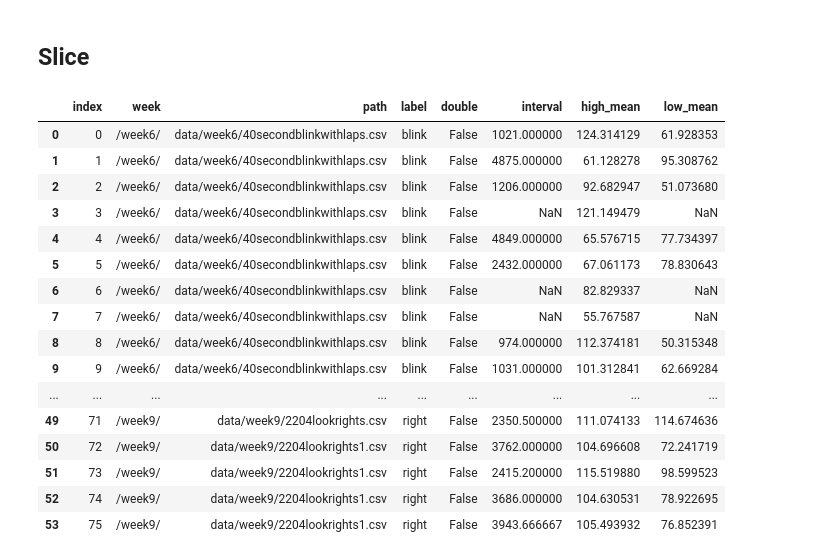
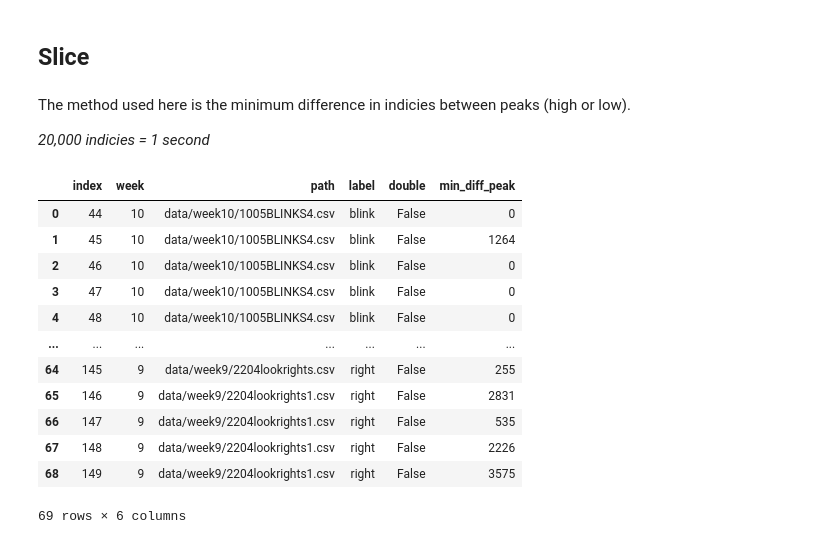
Before and after one commit to edward-ji/eyePlay, a Jupyter notebook: analysis/event.ipynb, the cells around one changed output. Saved outputs shown, nothing was run; the diff lists cells and outputs as text; code cells hidden in the pictures.

```diff
--- a/analysis/event.ipynb
+++ b/analysis/event.ipynb
@@ -69,9 +69,11 @@ def plot_data(time, amp, laps=None, /, ax=None):
         ax.vlines(laps, np.min(amp), np.max(amp),
                   color="red")
 # %%
+from tqdm.auto import tqdm
+
 figure_dir = Path("figure")
 
-for path in data_paths:
+for path in tqdm(data_paths):
     fig, ax = plt.subplots(figsize=(12, 4))
     time, amp, laps = load_data(path)
     plot_data(time, amp, laps)
@@ -87,7 +89,7 @@ for path in data_paths:
 # %%
 from scipy.signal import find_peaks
 
-figure_dir = Path("figure/abs_diff_020/")
+figure_dir = Path("figure/prominence_50/")
 
 for path in tqdm(data_paths):
     window_sec = 1.0
@@ -98,8 +100,8 @@ for path in tqdm(data_paths):
     amp_mean = np.mean(amp)
     abs_diff = np.r_[0, np.abs(np.diff(amp))]
     moving_avg = np.convolve(abs_diff, np.ones(window_n), "full")[:-(window_n - 1)] / window_n
-    high_peaks, _ = find_peaks(amp - amp_mean, prominence=100)
-    low_peaks, _ = find_peaks(amp_mean - amp, prominence=100)
+    high_peaks, _ = find_peaks(amp - amp_mean, prominence=50)
+    low_peaks, _ = find_peaks(amp_mean - amp, prominence=50)
 
     fig = plt.figure(figsize=(12, 4))
     plot_data(time, amp)
@@ -251,11 +253,15 @@ plt.show()
 # %% [markdown]
 ## Slice
 # %%
+import re
+import pandas as pd
+from tqdm.auto import tqdm
+
 clip_df = []
 for path in tqdm(data_paths):
-    week = re.search(r"/week(\d+)/", str(path)).group()
+    week = int(re.search(r"/week(\d+)/", str(path), flags=re.I).group(1))
     for s in ("left", "right", "blink", "no", "test"):
-        if s in str(path):
+        if s in str(path).lower():
             label = s
             break
     else:
@@ -289,43 +295,45 @@ for path in tqdm(data_paths):
         })
 
 clip_df = pd.DataFrame(clip_df)
+# %% [markdown]
+The method used here is the minimum difference in indicies between peaks (high or low).
+
+_20,000 indicies = 1 second_
 # %%
+from scipy.signal import find_peaks
+
 tqdm.pandas()
 
 def clip_features(amp):
-    high_peaks, high_prop = find_peaks(amp, prominence=50)
-    low_peaks, low_prop = find_peaks(-amp, prominence=50)
-    peaks = np.sort(np.r_[high_peaks, low_peaks])
+    high_peaks, _ = find_peaks(amp, prominence=50)
+    low_peaks, _ = find_peaks(-amp, prominence=50)
+    peaks = np.sort(np.concatenate([high_peaks, low_peaks]))
+    min_diff_peak = min(np.diff(peaks)) if len(peaks) > 1 else 0
     return {
-        "interval": np.mean(np.diff(peaks)),
-        "high_mean": np.mean(high_prop["prominences"]),
-        "low_mean": np.mean(low_prop["prominences"])
+        "min_diff_peak": min_diff_peak
     }
 
-clip9_df = clip_df[
-    (~clip_df["label"].isin(["test", "no"]))
+clip9_df = clip_df[((clip_df["week"].isin([6, 9]))
+                    | ((clip_df["week"] == 10) & (clip_df["path"].isin(["data/week10/1005BLINKS4.csv", "data/week10/1005BLINKS5.csv", "data/week10/1005BLINKS6.csv"]))))
+    & (~clip_df["label"].isin(["test", "no"]))
     & (~clip_df["double"])].reset_index()
 clip_feat = pd.DataFrame([*clip9_df["amp"].progress_apply(clip_features)])
 clip_feat_df = clip9_df.drop(columns=["time", "amp"]).join(clip_feat)
 clip_feat_df
 # %% [output]
-|  | index | week | path | label | double | interval | high_mean | low_mean |
-| 0 | 0 | /week6/ | data/week6/40secondblinkwithlaps.csv | blink | False | 1021.000000 | 124.314129 | 61.928353 |
-| 1 | 1 | /week6/ | data/week6/40secondblinkwithlaps.csv | blink | False | 4875.000000 | 61.128278 | 95.308762 |
-| 2 | 2 | /week6/ | data/week6/40secondblinkwithlaps.csv | blink | False | 1206.000000 | 92.682947 | 51.073680 |
-| 3 | 3 | /week6/ | data/week6/40secondblinkwithlaps.csv | blink | False | NaN | 121.149479 | NaN |
-| 4 | 4 | /week6/ | data/week6/40secondblinkwithlaps.csv | blink | False | 4849.000000 | 65.576715 | 77.734397 |
-| 5 | 5 | /week6/ | data/week6/40secondblinkwithlaps.csv | blink | False | 2432.000000 | 67.061173 | 78.830643 |
-| 6 | 6 | /week6/ | data/week6/40secondblinkwithlaps.csv | blink | False | NaN | 82.829337 | NaN |
-| 7 | 7 | /week6/ | data/week6/40secondblinkwithlaps.csv | blink | False | NaN | 55.767587 | NaN |
-| 8 | 8 | /week6/ | data/week6/40secondblinkwithlaps.csv | blink | False | 974.000000 | 112.374181 | 50.315348 |
-| 9 | 9 | /week6/ | data/week6/40secondblinkwithlaps.csv | blink | False | 1031.000000 | 101.312841 | 62.669284 |
-| ... | ... | ... | ... | ... | ... | ... | ... | ... |
-| 49 | 71 | /week9/ | data/week9/2204lookrights.csv | right | False | 2350.500000 | 111.074133 | 114.674636 |
-| 50 | 72 | /week9/ | data/week9/2204lookrights1.csv | right | False | 3762.000000 | 104.696608 | 72.241719 |
-| 51 | 73 | /week9/ | data/week9/2204lookrights1.csv | right | False | 2415.200000 | 115.519880 | 98.599523 |
-| 52 | 74 | /week9/ | data/week9/2204lookrights1.csv | right | False | 3686.000000 | 104.630531 | 78.922695 |
-| 53 | 75 | /week9/ | data/week9/2204lookrights1.csv | right | False | 3943.666667 | 105.493932 | 76.852391 |
+|  | index | week | path | label | double | min_diff_peak |
+| 0 | 44 | 10 | data/week10/1005BLINKS4.csv | blink | False | 0 |
+| 1 | 45 | 10 | data/week10/1005BLINKS4.csv | blink | False | 1264 |
+| 2 | 46 | 10 | data/week10/1005BLINKS4.csv | blink | False | 0 |
+| 3 | 47 | 10 | data/week10/1005BLINKS4.csv | blink | False | 0 |
+| 4 | 48 | 10 | data/week10/1005BLINKS4.csv | blink | False | 0 |
+| ... | ... | ... | ... | ... | ... | ... |
+| 64 | 145 | 9 | data/week9/2204lookrights.csv | right | False | 255 |
+| 65 | 146 | 9 | data/week9/2204lookrights1.csv | right | False | 2831 |
+| 66 | 147 | 9 | data/week9/2204lookrights1.csv | right | False | 535 |
+| 67 | 148 | 9 | data/week9/2204lookrights1.csv | right | False | 2226 |
+| 68 | 149 | 9 | data/week9/2204lookrights1.csv | right | False | 3575 |
+69 rows × 6 columns
 # %%
 from sklearn.preprocessing import StandardScaler
 from sklearn.tree import DecisionTreeClassifier
```
Also changed, not shown: parts of 7 cells of this notebook.
